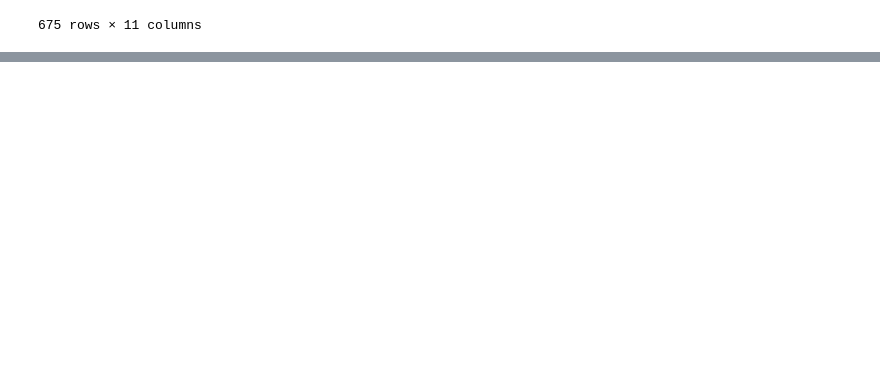
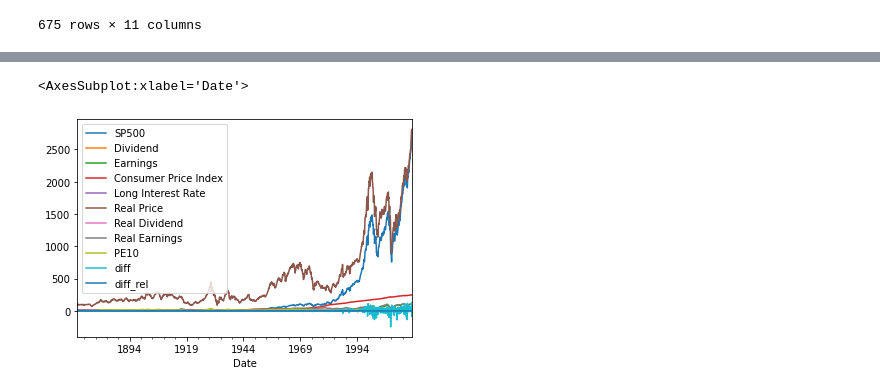
Before and after one commit to marko-knoebl/courses-code, a Jupyter notebook: 2021-03-29-python-intermediate/pandas_demo.ipynb, the cells around one changed output, grey strips where cells are left out. Saved outputs shown, nothing was run; the diff lists cells and outputs as text; code cells hidden in the pictures; blank space fills up the shorter version.

```diff
--- a/2021-03-29-python-intermediate/pandas_demo.ipynb
+++ b/2021-03-29-python-intermediate/pandas_demo.ipynb
@@ -207,0 +387,5 @@ import tables
+# %%
+sp500.plot.line()
+# %% [output]
+<AxesSubplot:xlabel='Date'>
+[figure, added]
```
Also changed, not shown: parts of 38 cells of this notebook, 7 other files.
